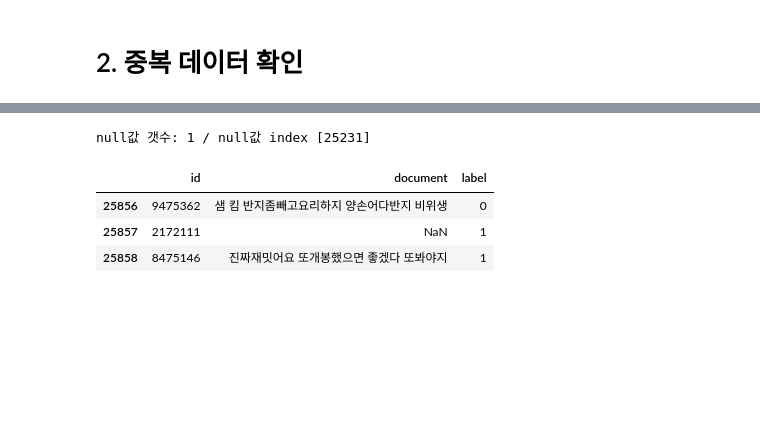
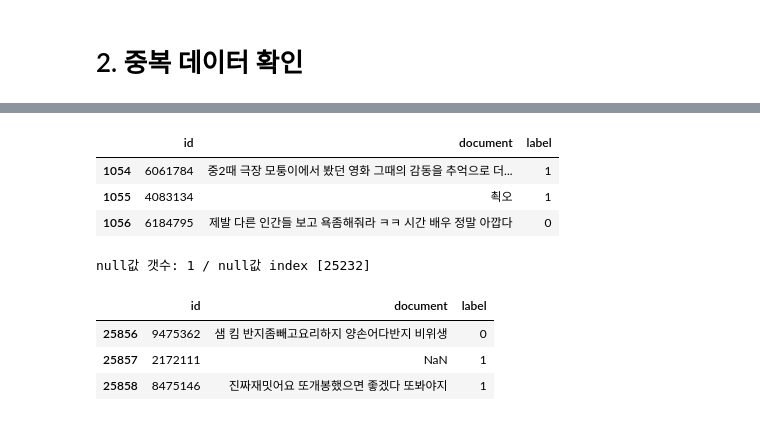
Before and after one commit to colinder/NaverMovieReviewNLP, a Jupyter notebook: Naver_영화_리뷰_감정분석.ipynb, the cells around one changed output, grey strips where cells are left out. Drawn from its saved outputs; the diff is of its cells as text; code cells hidden in the pictures; blank space fills up the shorter version.

```diff
--- a/Naver_영화_리뷰_감정분석.ipynb
+++ b/Naver_영화_리뷰_감정분석.ipynb
@@ -79,14 +141,20 @@ print("중복제거 진행 후 데이터 수: ", len(train_data))
+# %%
+train_data[1053:1056]
+# %% [output]
+|  | id | document | label |
+| 1054 | 6061784 | 중2때 극장 모퉁이에서 봤던 영화 그때의 감동을 추억으로 더... | 1 |
+| 1055 | 4083134 | 쵝오 | 1 |
+| 1056 | 6184795 | 제발 다른 인간들 보고 욕좀해줘라 ㅋㅋ 시간 배우 정말 아깝다 | 0 |
 # %%
 ## Null값 판단 및 제거
-
 IsNull_indexs = []
 for i, v in enumerate(train_data["document"].isnull()):
   if v == True:
-    IsNull_indexs.append(i)
+    IsNull_indexs.append(i+1)
 
-print("null값 갯수:", len(IsNull_indexs), "/", 'null값 index', IsNull_indexs, )
+print("null값 갯수:", len(IsNull_indexs), "/", 'null값 index', IsNull_indexs)
 # %% [output]
-null값 갯수: 1 / null값 index [25231]
+null값 갯수: 1 / null값 index [25232]
 # %%
 ## null값 확인
 train_data[25230:25233]
```
Also changed, not shown: parts of 9 cells of this notebook.
